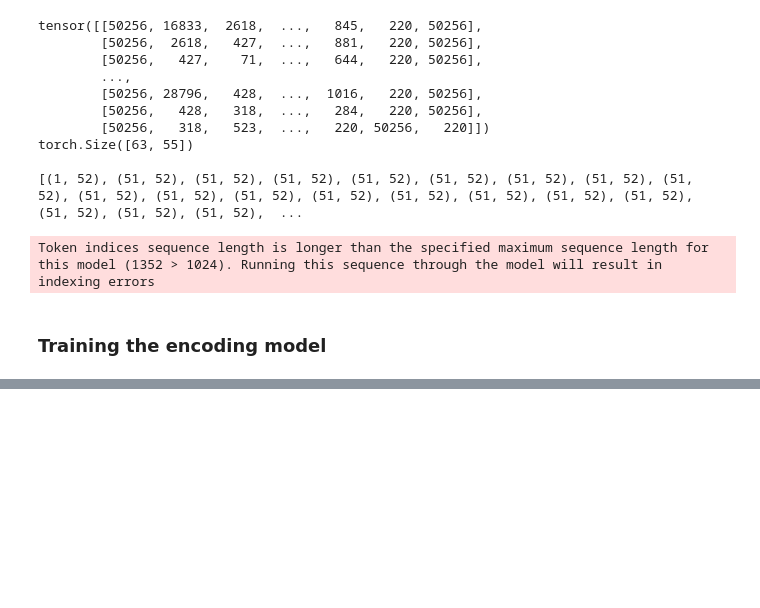
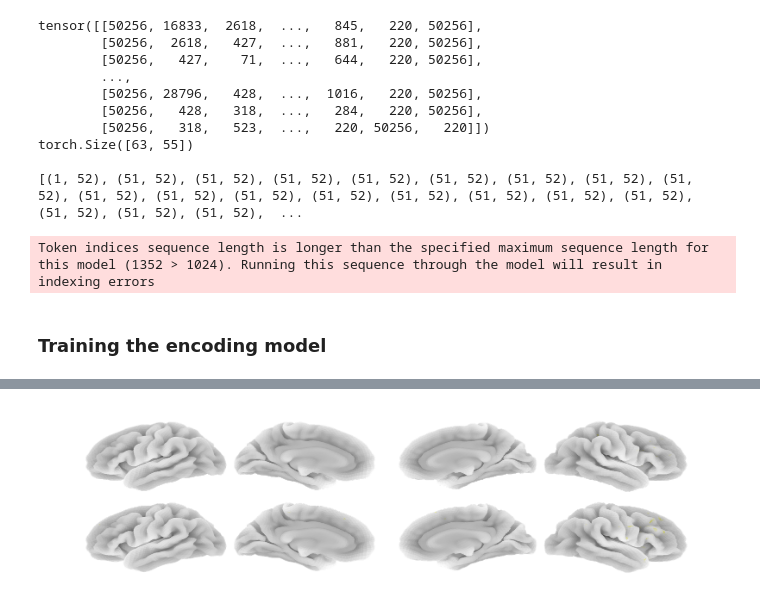
Before and after one commit to AlexandrePsq/fmri_encoder, a Jupyter notebook: main_notebook.ipynb, the cells around one changed output, grey strips where cells are left out. Cells and saved outputs as stored; diff of their text form; code cells hidden in the pictures; blank space fills up the shorter version.

```diff
--- a/main_notebook.ipynb
+++ b/main_notebook.ipynb
@@ -106,20 +108,11 @@ There are 2 files of stimuli data.
 4  3.4025  3.8325       perk
 # %%
 import numpy as np
+from src.utils import get_groups
 
-# Extracting the offsets of the words: when do they appear in the stimuli ?
+# Compute the number of rows in each run (= the number of samples extracted from the model for each run)
 gentles = [s['Offset'].values for s in stimuli_data]
-
-# To process the features extracted by the model (GloVe/GPT-2), we will need to know
-# how many rows there are for each file.
-lengths = [len(f) for f in gentles]
-start_stop = []
-start = 0
-for l in lengths:
-    stop = start + l
-    start_stop.append((start, stop))
-    start = stop
-groups = [np.arange(start, stop, 1) for (start, stop) in start_stop]
+groups = get_groups(gentles)
 
 # Preparing fMRI data
 nscans = [f.shape[0] for f in fmri_data] # number of scnas per session
@@ -276,6 +271,7 @@ features_gpt2 = [
         s['Word'].values,
         gpt2_model,
         tokenizer,
+        bsz=32, # reduce bsz to 16 (or even to 8) if you have memory issue
         FEATURE_COUNT=768,
         NUM_HIDDEN_LAYERS=12,
         ) for s in stimuli_data
@@ -293,14 +289,16 @@ from src.encoder import Encoder
 
 fmri_ndim = None
 features_ndim = 50
-reduction_method = 'pca'
+features_reduction_method = 'pca'
+fmri_reduction_method = None
 tr = 1.49
 encoding_method = 'hrf'
 linearmodel = 'ridgecv'
 
 encoder = Encoder(
     linearmodel=linearmodel,
-    reduction_method=reduction_method,
+    features_reduction_method=features_reduction_method,
+    fmri_reduction_method=fmri_reduction_method,
     fmri_ndim=fmri_ndim,
     features_ndim=features_ndim,
     encoding_method=encoding_method,
@@ -323,2 +306,0 @@ dm = DesignMatrixBuilder(
-# %%
-dm.fit_transform(X_glove).shape
@@ -347,27 +325,29 @@ ValueError: Found input variables with inconsistent numbers of samples: [944, 94
 # %%
 
 imgs = [masker.inverse_transform(scores_glove), masker.inverse_transform(scores_gpt2)]
 zmaps = None
 masks = None
 names = ['GloVe', 'GPT-2']
 
 pretty_plot(
     imgs,
     zmaps,
     masks,
     names,
     ref_img=None,
-    vmax=0.2,
+    vmax=0.5,
     cmap='cold_hot',
     hemispheres=['left', 'right'],
     views=['lateral', 'medial'],
-    categorical_values=False,
+    categorical_values=None,
     inflated=False,
     saving_folder='../derivatives/',
     format_figure='pdf',
     dpi=300,
     plot_name='test',
     row_size_factor=6,
     overlapping=6,
     column_size_factor=12,
     )
+# %% [output]
+[figure, added]
```
Also changed, not shown: parts of 51 cells of this notebook, 6 other files.
